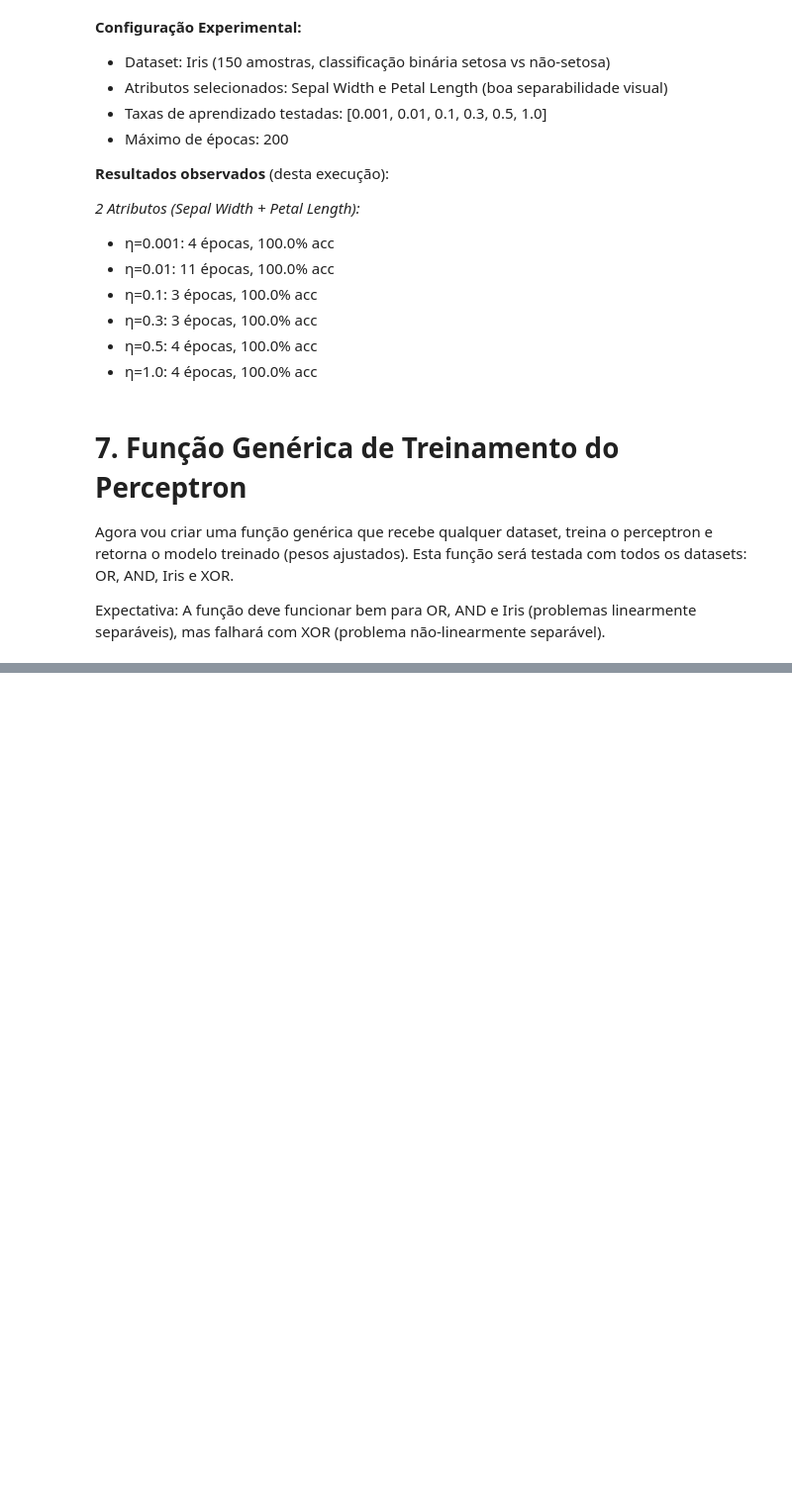
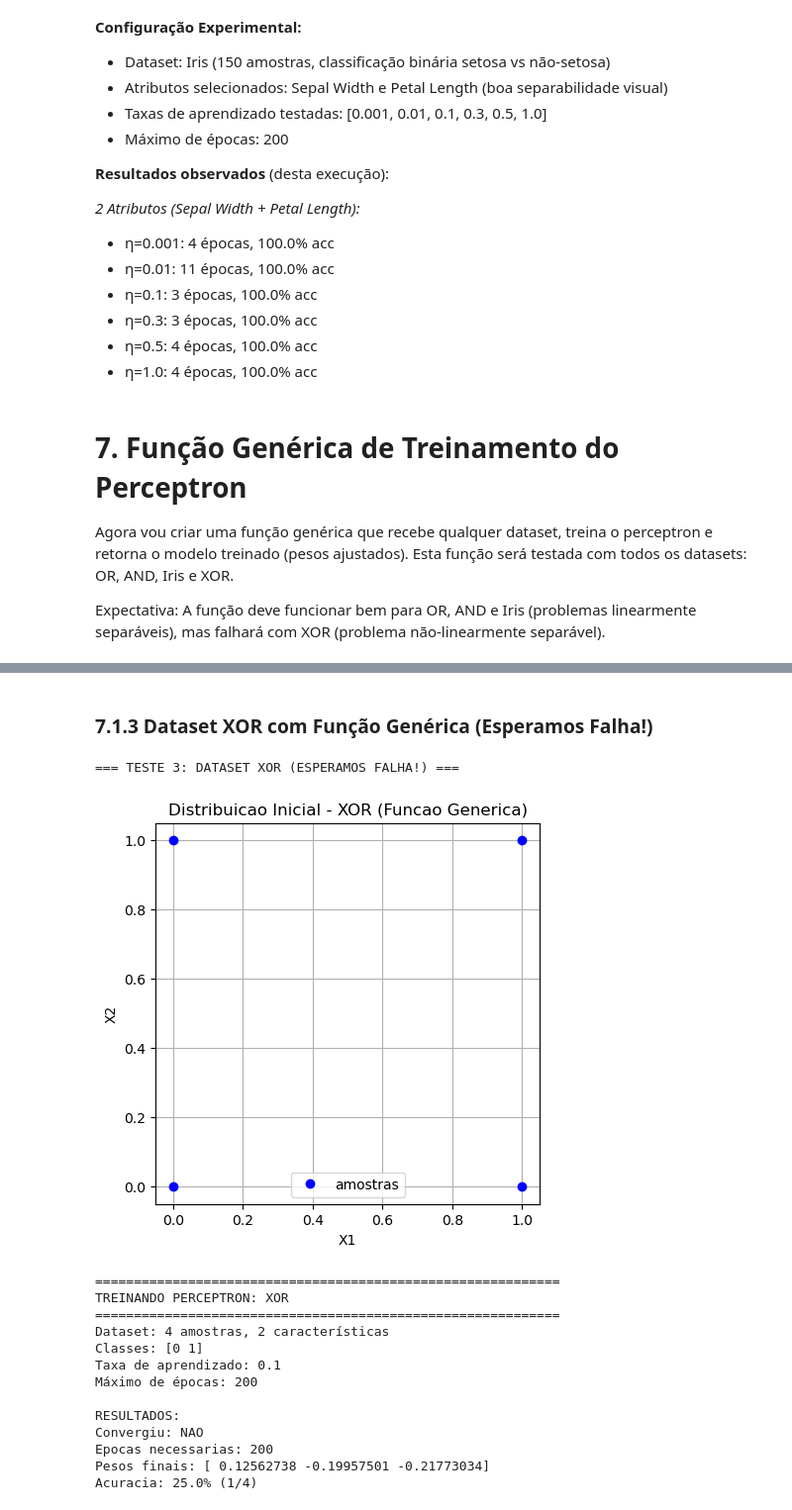
Before and after one commit to patrickcruzutfpr/redes-neurais-aula-02-perceptron, a Jupyter notebook: perceptron_simples.ipynb, the cells around one changed output, grey strips where cells are left out. Shown at 99% size. Drawn from its saved outputs; the diff is of its cells as text; code cells hidden in the pictures; blank space fills up the shorter version.

```diff
--- a/perceptron_simples.ipynb
+++ b/perceptron_simples.ipynb
@@ -704,0 +789,28 @@ Agora vou testar a função genérica com todos os datasets estudados: OR, AND,
+# %% [markdown]
+### 7.1.3 Dataset XOR com Função Genérica (Esperamos Falha!)
+# %%
+print("=== TESTE 3: DATASET XOR (ESPERAMOS FALHA!) ===")
+
+# Plot inicial - antes do treinamento
+plot_dados(X_logicas, D_XOR, 'Distribuicao Inicial - XOR (Funcao Generica)')
+plt.show()
+
+# Treinamento com funcao generica - aumentamos epocas para ver tentativa
+resultado_xor = treinar_perceptron_generico(X_logicas, D_XOR, "XOR", eta=0.1, max_epocas=200, mostrar_detalhes=False)
+resultados_todos_datasets.append(resultado_xor)
+# %% [output]
+=== TESTE 3: DATASET XOR (ESPERAMOS FALHA!) ===
+[figure, added]
+============================================================
+TREINANDO PERCEPTRON: XOR
+============================================================
+Dataset: 4 amostras, 2 características
+Classes: [0 1]
+Taxa de aprendizado: 0.1
+Máximo de épocas: 200
+
+RESULTADOS:
+Convergiu: NAO
+Epocas necessarias: 200
+Pesos finais: [ 0.12562738 -0.19957501 -0.21773034]
+Acuracia: 25.0% (1/4)
```
Also changed, not shown: parts of 20 cells of this notebook.
